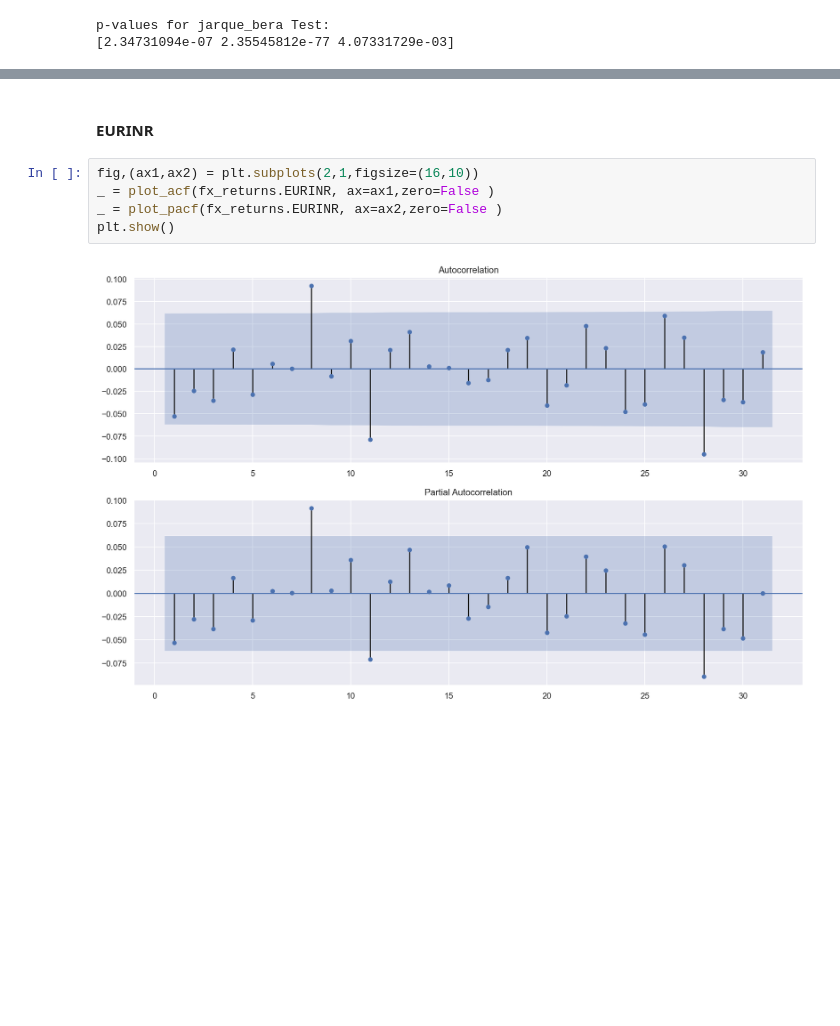
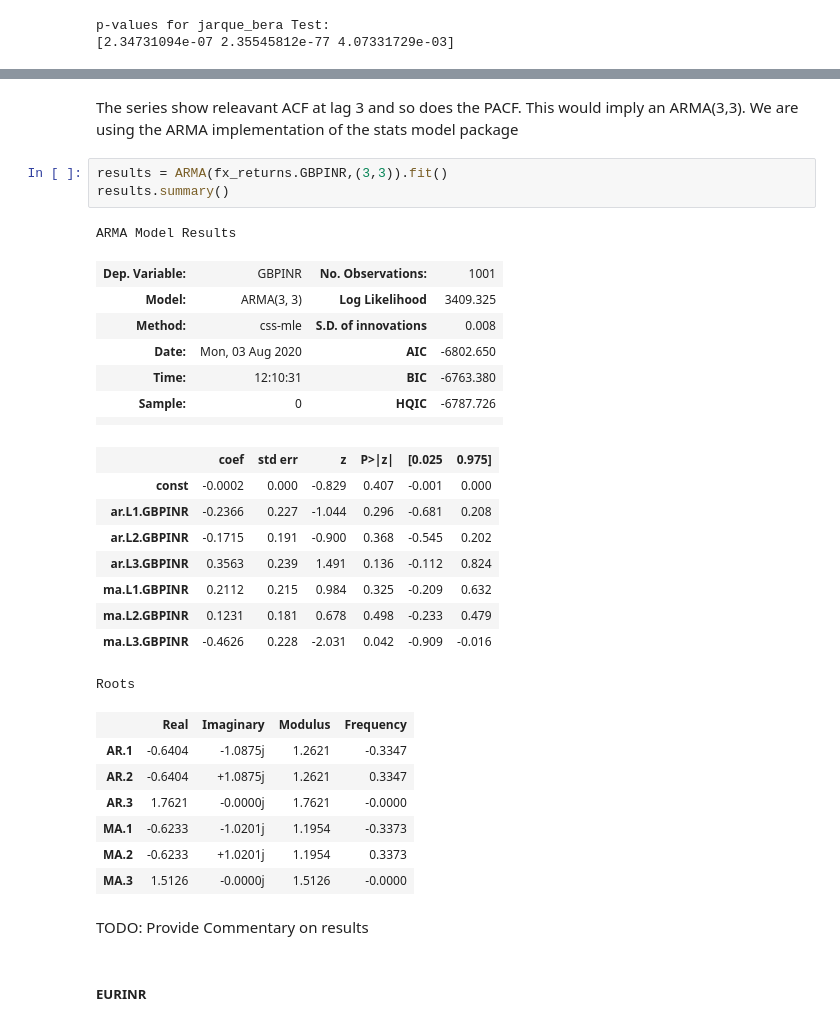
Before and after one commit to NehrenD/algo_trading_and_quant_strategies, a Jupyter notebook: exercises/chapter2_solutions.ipynb, the cells around one changed output, grey strips where cells are left out. Drawn from its saved outputs; the diff is of its cells as text; blank space fills up the shorter version.

```diff
--- a/exercises/chapter2_solutions.ipynb
+++ b/exercises/chapter2_solutions.ipynb
@@ -208,9 +232,34 @@ plt.show()
+# %% [markdown]
+The series show releavant ACF at lag 3 and so does the PACF. This would imply an ARMA(3,3). We are using the ARMA implementation of the stats model package
+# %%
+results = ARMA(fx_returns.GBPINR,(3,3)).fit()
+results.summary()
+# %% [output]
+ARMA Model Results
+| Dep. Variable: | GBPINR | No. Observations: | 1001 |
+| Model: | ARMA(3, 3) | Log Likelihood | 3409.325 |
+| Method: | css-mle | S.D. of innovations | 0.008 |
+| Date: | Mon, 03 Aug 2020 | AIC | -6802.650 |
+| Time: | 12:10:31 | BIC | -6763.380 |
+| Sample: | 0 | HQIC | -6787.726 |
+|  |  |  |  |
+|  | coef | std err | z | P>|z| | [0.025 | 0.975] |
+| const | -0.0002 | 0.000 | -0.829 | 0.407 | -0.001 | 0.000 |
+| ar.L1.GBPINR | -0.2366 | 0.227 | -1.044 | 0.296 | -0.681 | 0.208 |
+| ar.L2.GBPINR | -0.1715 | 0.191 | -0.900 | 0.368 | -0.545 | 0.202 |
+| ar.L3.GBPINR | 0.3563 | 0.239 | 1.491 | 0.136 | -0.112 | 0.824 |
+| ma.L1.GBPINR | 0.2112 | 0.215 | 0.984 | 0.325 | -0.209 | 0.632 |
+| ma.L2.GBPINR | 0.1231 | 0.181 | 0.678 | 0.498 | -0.233 | 0.479 |
+| ma.L3.GBPINR | -0.4626 | 0.228 | -2.031 | 0.042 | -0.909 | -0.016 |
+Roots
+|  | Real | Imaginary | Modulus | Frequency |
+| AR.1 | -0.6404 | -1.0875j | 1.2621 | -0.3347 |
+| AR.2 | -0.6404 | +1.0875j | 1.2621 | 0.3347 |
+| AR.3 | 1.7621 | -0.0000j | 1.7621 | -0.0000 |
+| MA.1 | -0.6233 | -1.0201j | 1.1954 | -0.3373 |
+| MA.2 | -0.6233 | +1.0201j | 1.1954 | 0.3373 |
+| MA.3 | 1.5126 | -0.0000j | 1.5126 | -0.0000 |
+# %% [markdown]
+TODO: Provide Commentary on results
 # %% [markdown]
-#### EURINR
+##### EURINR
-# %%
-fig,(ax1,ax2) = plt.subplots(2,1,figsize=(16,10))
-_ = plot_acf(fx_returns.EURINR, ax=ax1,zero=False )
-_ = plot_pacf(fx_returns.EURINR, ax=ax2,zero=False )
-plt.show()
-# %% [output]
-[figure, removed]
```
Also changed, not shown: parts of 12 cells of this notebook, 5 other files.
